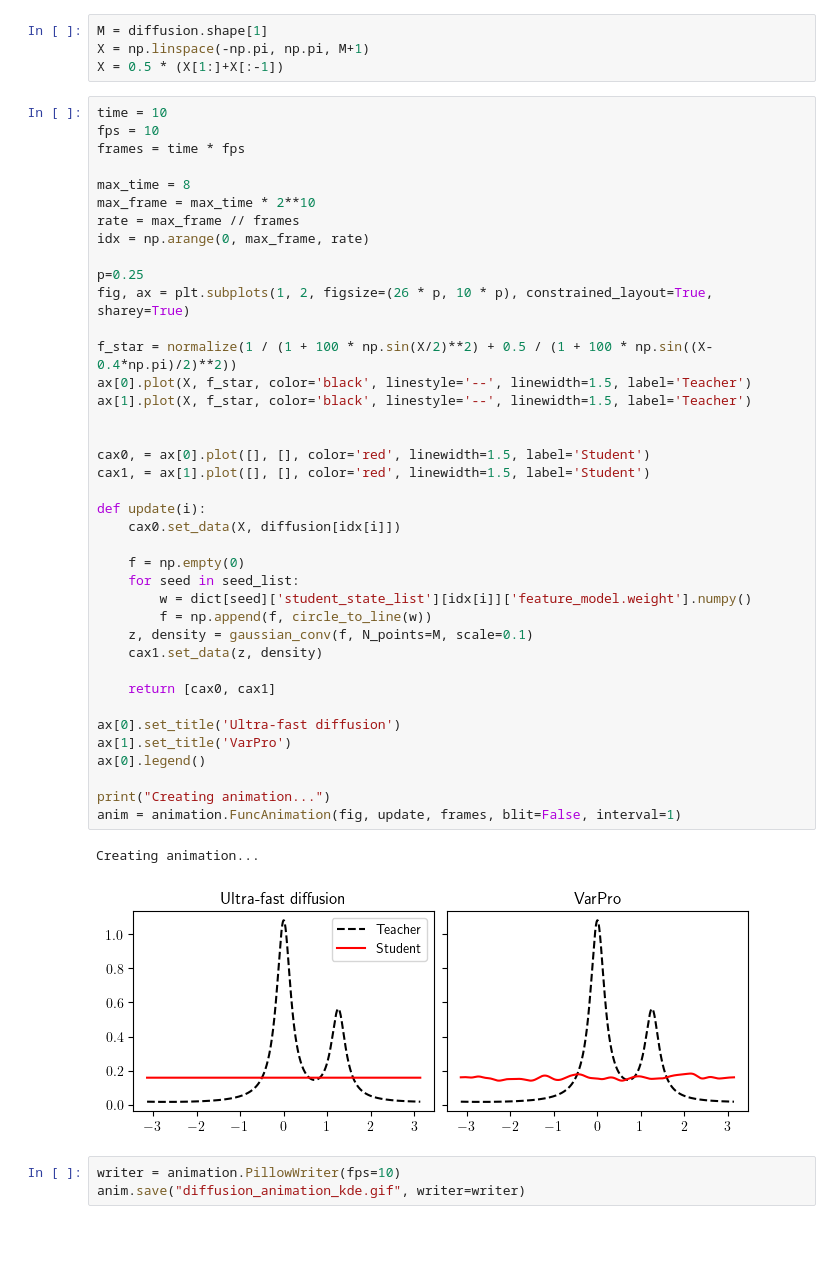
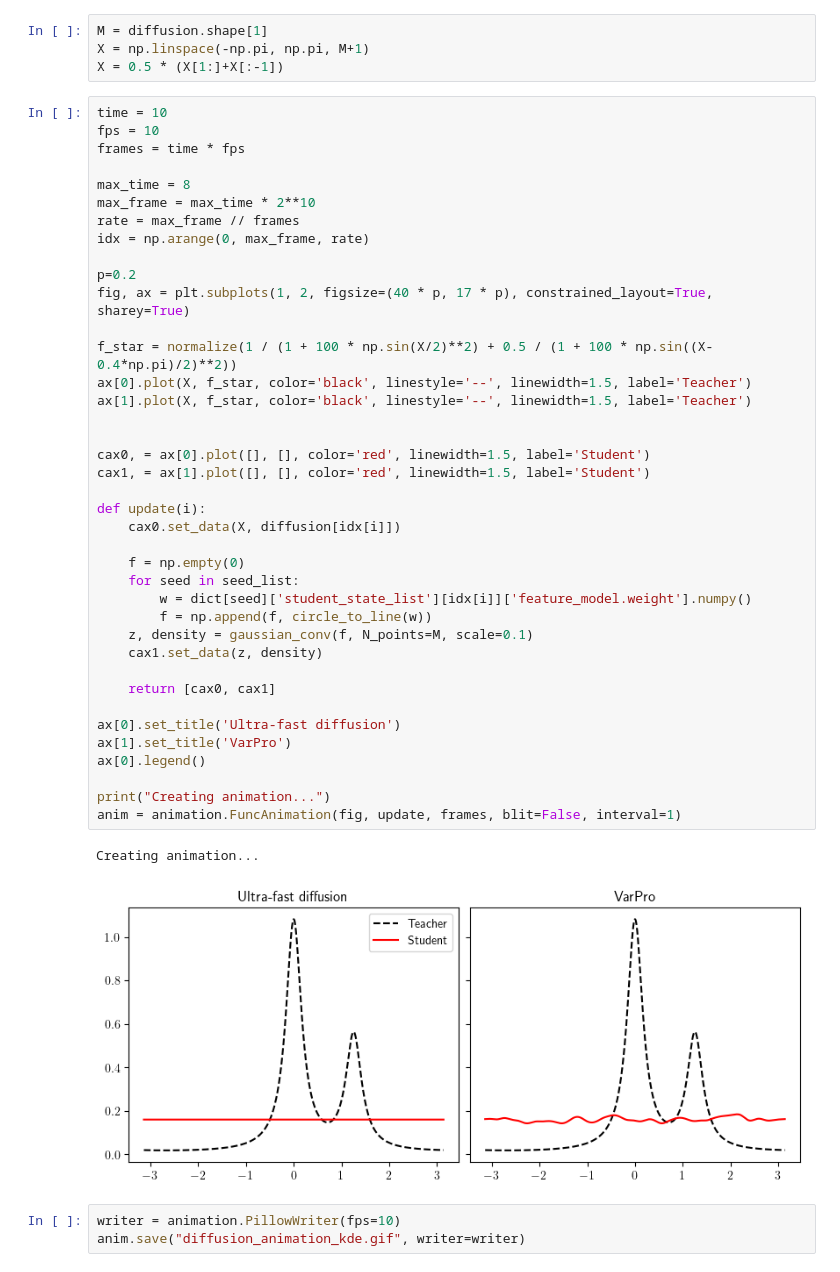
Before and after one commit to rbarboni/VarPro, a Jupyter notebook: 1d_animations.ipynb, the cells around one changed output. Cells and saved outputs as stored; diff of their text form; blank space fills up the shorter version.

```diff
--- a/1d_animations.ipynb
+++ b/1d_animations.ipynb
@@ -39,38 +39,38 @@ max_frame = max_time * 2**10
 rate = max_frame // frames
 idx = np.arange(0, max_frame, rate)
 
-p=0.25
-fig, ax = plt.subplots(1, 2, figsize=(26 * p, 10 * p), constrained_layout=True, sharey=True)
+p=0.2
+fig, ax = plt.subplots(1, 2, figsize=(40 * p, 17 * p), constrained_layout=True, sharey=True)
 
 f_star = normalize(1 / (1 + 100 * np.sin(X/2)**2) + 0.5 / (1 + 100 * np.sin((X-0.4*np.pi)/2)**2))
 ax[0].plot(X, f_star, color='black', linestyle='--', linewidth=1.5, label='Teacher')
 ax[1].plot(X, f_star, color='black', linestyle='--', linewidth=1.5, label='Teacher')
 
 
 cax0, = ax[0].plot([], [], color='red', linewidth=1.5, label='Student')
 cax1, = ax[1].plot([], [], color='red', linewidth=1.5, label='Student')
 
 def update(i):
     cax0.set_data(X, diffusion[idx[i]])
 
     f = np.empty(0)
     for seed in seed_list:
         w = dict[seed]['student_state_list'][idx[i]]['feature_model.weight'].numpy()
         f = np.append(f, circle_to_line(w))
     z, density = gaussian_conv(f, N_points=M, scale=0.1)
     cax1.set_data(z, density)
 
     return [cax0, cax1]
 
 ax[0].set_title('Ultra-fast diffusion')
 ax[1].set_title('VarPro')
 ax[0].legend()
 
 print("Creating animation...")
 anim = animation.FuncAnimation(fig, update, frames, blit=False, interval=1)
 # %% [output]
 Creating animation...
-[figure, old version]
+[figure, new version]
 # %%
 writer = animation.PillowWriter(fps=10)
 anim.save("diffusion_animation_kde.gif", writer=writer)
```
